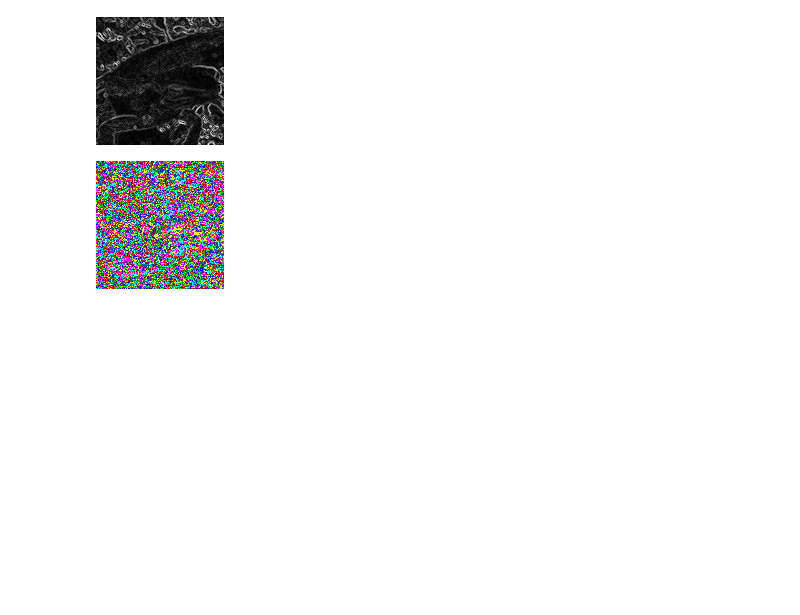
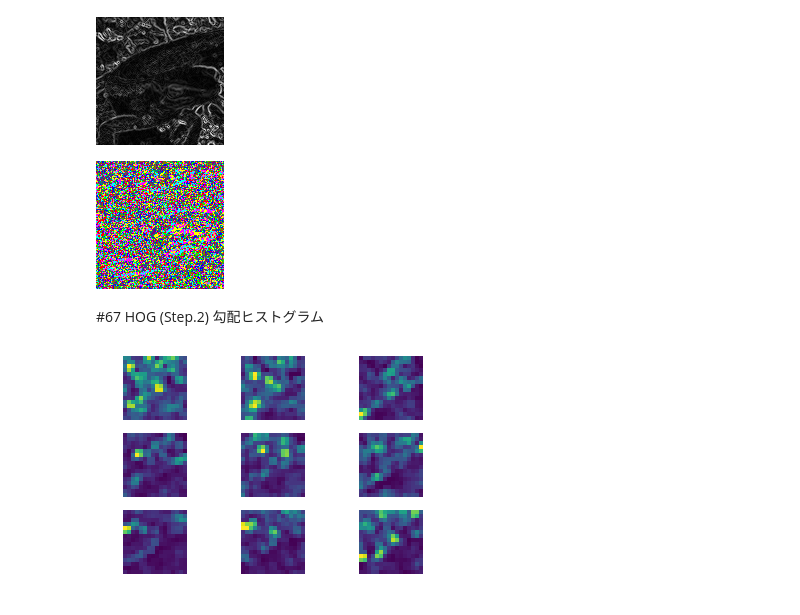
Before and after one commit to katoyu/image-processing-100training, a Jupyter notebook: 画像処理100本ノック61_70.ipynb, the cells around one changed output. Saved outputs shown, nothing was run; the diff lists cells and outputs as text; code cells hidden in the pictures; blank space fills up the shorter version.

```diff
--- a/画像処理100本ノック61_70.ipynb
+++ b/画像処理100本ノック61_70.ipynb
@@ -416,3 +416,51 @@ cv2_imshow(out)
 # %% [output]
 [figure]
 [figure]
+# %% [markdown]
+#67 HOG (Step.2) 勾配ヒストグラム
+# %%
+import cv2
+import numpy as np
+import matplotlib.pyplot as plt
+
+img = cv2.imread("imori.jpg").astype(np.float32)
+W, H, C = img.shape
+
+gray = 0.2126 * img[..., 2] + 0.7152 * img[..., 1] + 0.0722 * img[..., 0]
+
+gray = np.pad(gray, (1, 1), 'edge')
+gx = gray[1:H+1, 2:] - gray[1:H+1, :W]
+gy = gray[2:, 1:W+1] - gray[:H, 1:W+1]
+gx[gx == 0] = 0.000001
+
+mag = np.sqrt(gx ** 2 + gy ** 2)
+gra = np.arctan(gy / gx)
+gra[gra< 0] = np.pi / 2 + gra[gra<0] + np.pi / 2
+
+gra_n = np.zeros_like(gra, dtype=np.int)
+
+d = np.pi/ 9
+for i in range(9):
+    gra_n[np.where((gra >= d * i) & (gra <= d * (i+1)))] = i
+
+N = 8
+HH = H // N
+HW = W // N
+hist = np.zeros((HH, HW, 9), dtype=np.float32)
+for y in range(HH):
+    for x in range(HW):
+        for j in range(N):
+            for i in range(N):
+                hist[y, x, gra_n[y*4+j, x*4+i]] += mag[y*4+j, x*4+i]
+
+
+for i in range(9):
+    plt.subplot(3, 3, i+1)
+    plt.imshow(hist[..., i])
+    plt.axis('off')
+    plt.xticks(color="None")
+    plt.yticks(color="None")
+
+plt.show()
+# %% [output]
+[figure, added]
```
Also changed, not shown: parts of 5 cells of this notebook.
